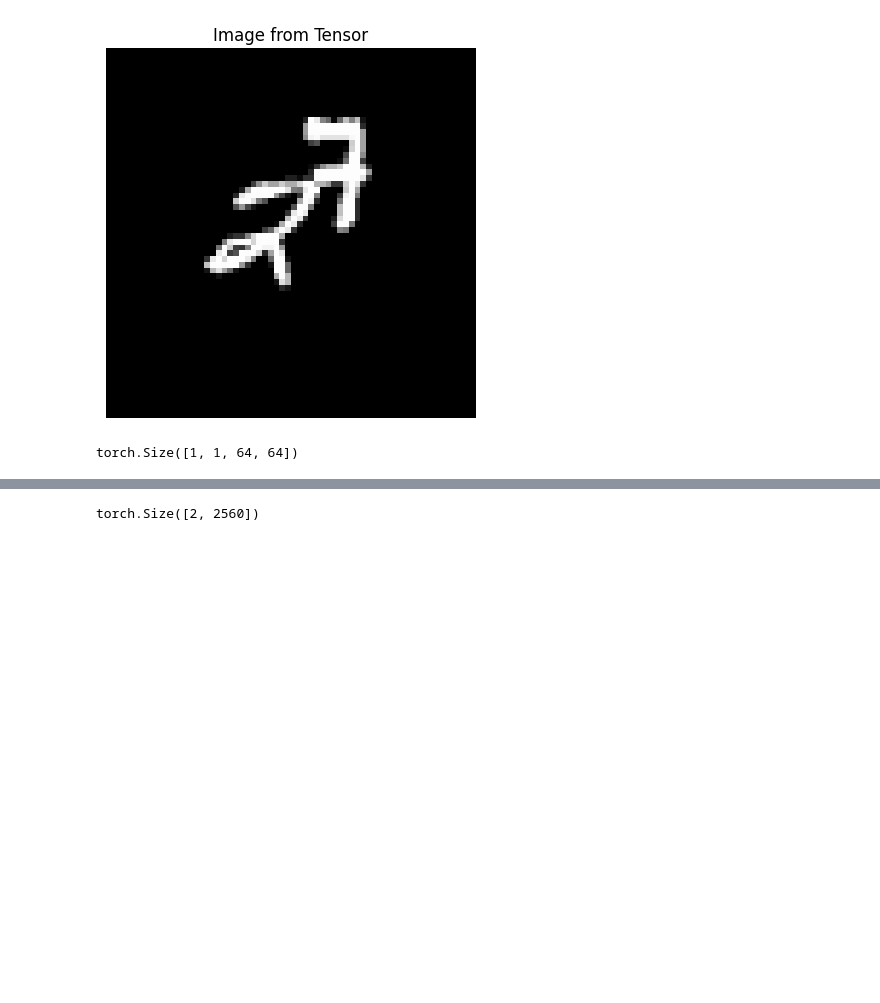
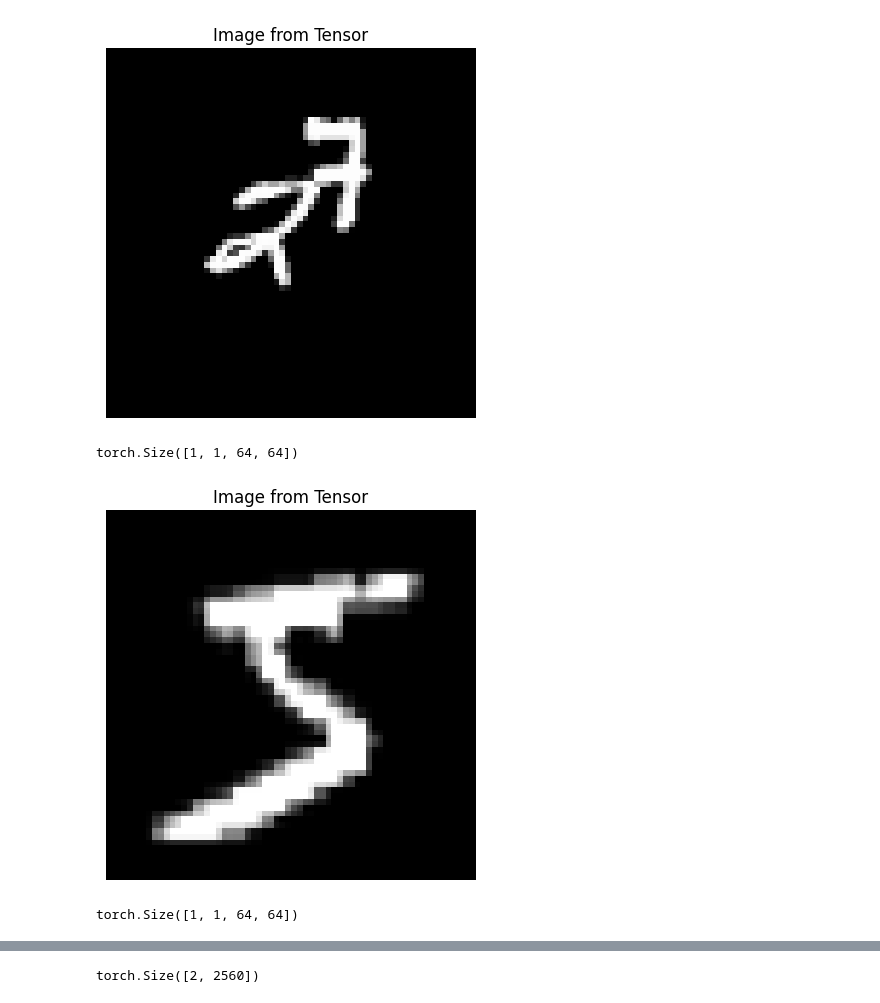
Before and after one commit to Ishushan02/Video-Generation-Flowing-MNIST, a Jupyter notebook: model-4-VQVAE.ipynb, the cells around one changed output, grey strips where cells are left out. Drawn from its saved outputs; the diff is of its cells as text; code cells hidden in the pictures; blank space fills up the shorter version.

```diff
--- a/model-4-VQVAE.ipynb
+++ b/model-4-VQVAE.ipynb
@@ -319,4 +357,26 @@ test_data = data[0, 10, ...].unsqueeze(0)/255.0
 test_data.shape
 # %% [output]
 torch.Size([1, 1, 64, 64])
+# %%
+img = Image.open("image.png")
+img = img.convert("L")
+
+img = img.resize((64, 64))
+
+img_array = np.array(img)#.reshape((1, 64, 64))
+img_array = np.array(img).astype(np.float32)  # shape: (64, 64)
+
+img_array.shape
+
+tensor = torch.from_numpy(img_array).unsqueeze(0).unsqueeze(0)
+
+
+plt.imshow(img_array, cmap='gray')
+plt.axis('off')
+plt.title("Image from Tensor")
+plt.show()
+tensor.shape
+# %% [output]
+[figure, added]
+torch.Size([1, 1, 64, 64])
 # %%
```
Also changed, not shown: parts of 5 cells of this notebook, 2 other files.
